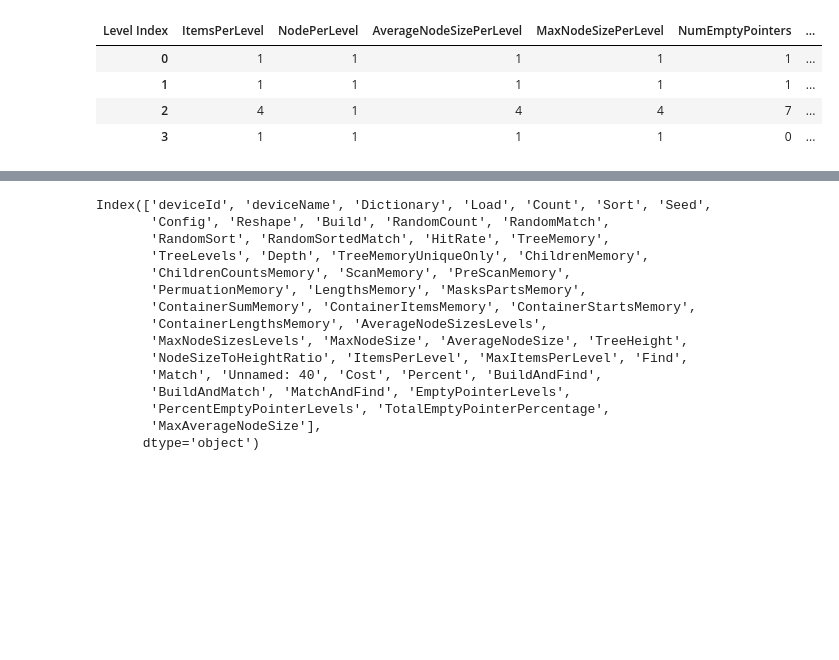
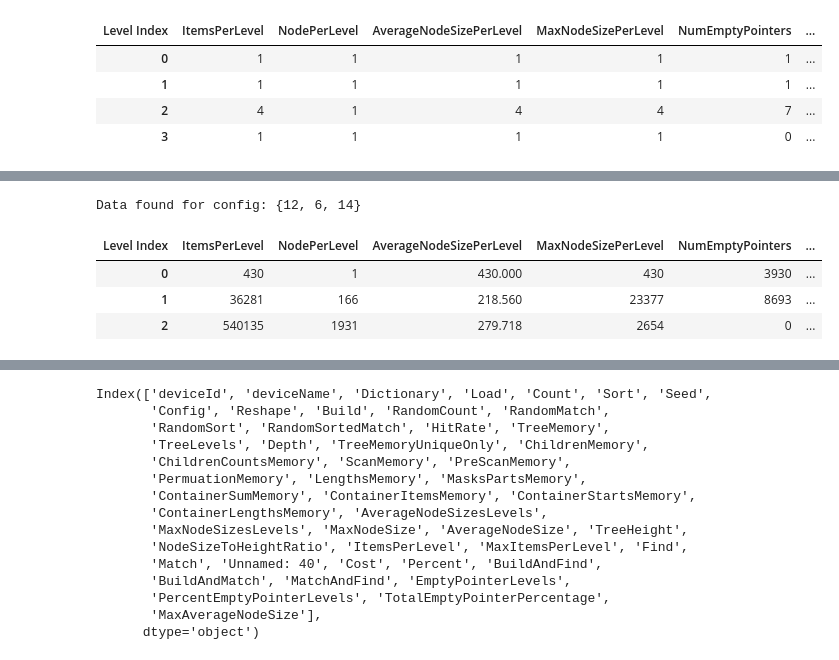
Before and after one commit to matrackif/TrieStrides, a Jupyter notebook: flavors_data_analysis.ipynb, the cells around one changed output, grey strips where cells are left out. Cells and saved outputs as stored; diff of their text form; code cells hidden in the pictures; blank space fills up the shorter version.

```diff
--- a/flavors_data_analysis.ipynb
+++ b/flavors_data_analysis.ipynb
@@ -604,0 +630,9 @@ Data found for config: {1, 1, 3, 2}
+# %%
+# Fastest 3-level trie in results_random_shuffled
+analyze_specific_config(results_random_shuffled.loc[131])
+# %% [output]
+Data found for config: {12, 6, 14}
+| Level Index | ItemsPerLevel | NodePerLevel | AverageNodeSizePerLevel | MaxNodeSizePerLevel | NumEmptyPointers | ... |
+| 0 | 430 | 1 | 430.000 | 430 | 3930 | ... |
+| 1 | 36281 | 166 | 218.560 | 23377 | 8693 | ... |
+| 2 | 540135 | 1931 | 279.718 | 2654 | 0 | ... |
```
Also changed, not shown: parts of 15 cells of this notebook.
